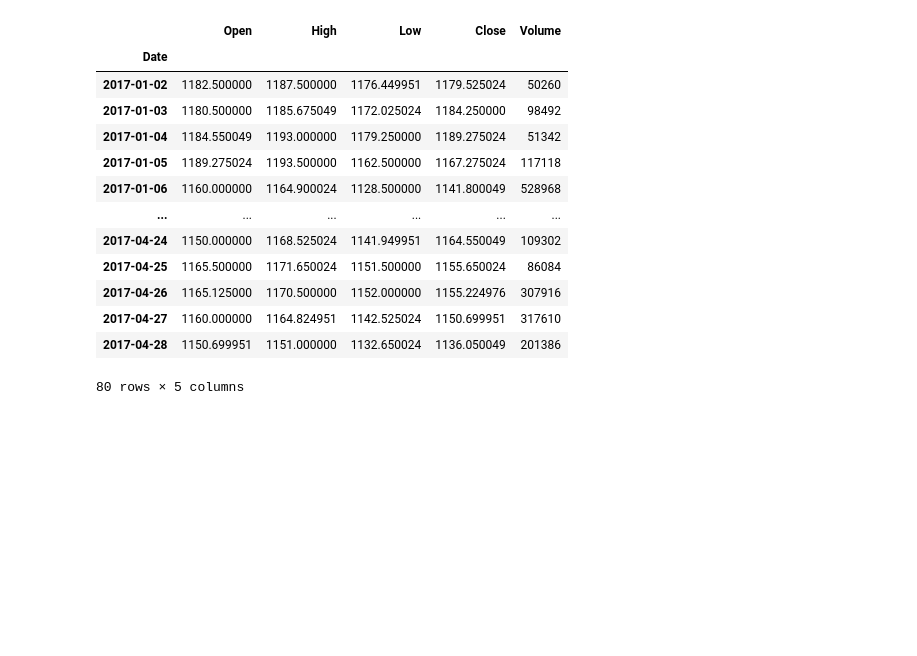
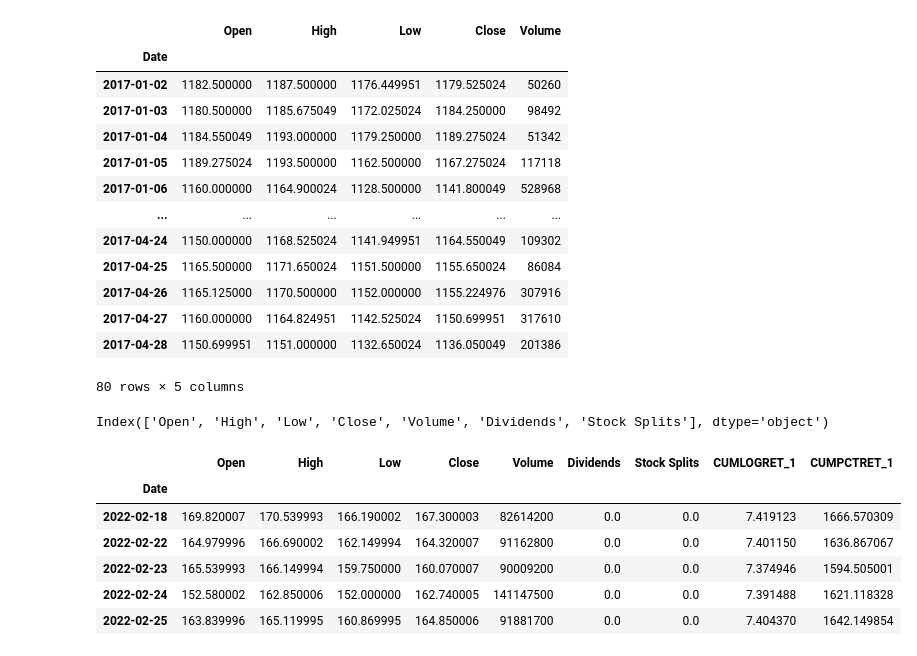
Before and after one commit to vivekjainmaiet/stockanalysis, a Jupyter notebook: notebooks/vivek_notebook.ipynb, the cells around one changed output. Saved outputs shown, nothing was run; the diff lists cells and outputs as text; code cells hidden in the pictures; blank space fills up the shorter version.

```diff
--- a/notebooks/vivek_notebook.ipynb
+++ b/notebooks/vivek_notebook.ipynb
@@ -749,3 +749,37 @@ data
 | 2017-04-27 | 1160.000000 | 1164.824951 | 1142.525024 | 1150.699951 | 317610 |
 | 2017-04-28 | 1150.699951 | 1151.000000 | 1132.650024 | 1136.050049 | 201386 |
 80 rows × 5 columns
+# %%
+import pandas as pd
+import pandas_ta as ta
+
+df = pd.DataFrame() # Empty DataFrame
+
+# Load data
+#df = pd.read_csv("path/to/symbol.csv", sep=",")
+# OR if you have yfinance installed
+df = df.ta.ticker("aapl")
+
+df.columns
+# %% [output]
+Index(['Open', 'High', 'Low', 'Close', 'Volume', 'Dividends', 'Stock Splits'], dtype='object')
+# %%
+# Calculate Returns and append to the df DataFrame
+df.ta.log_return(cumulative=True, append=True)
+df.ta.percent_return(cumulative=True, append=True)
+
+# New Columns with results
+df.columns
+
+# Take a peek
+df.tail()
+
+# vv Continue Post Processing vv
+# %% [output]
+|  | Open | High | Low | Close | Volume | Dividends | Stock Splits | CUMLOGRET_1 | CUMPCTRET_1 |
+| Date |  |  |  |  |  |  |  |  |  |
+| 2022-02-18 | 169.820007 | 170.539993 | 166.190002 | 167.300003 | 82614200 | 0.0 | 0.0 | 7.419123 | 1666.570309 |
+| 2022-02-22 | 164.979996 | 166.690002 | 162.149994 | 164.320007 | 91162800 | 0.0 | 0.0 | 7.401150 | 1636.867067 |
+| 2022-02-23 | 165.539993 | 166.149994 | 159.750000 | 160.070007 | 90009200 | 0.0 | 0.0 | 7.374946 | 1594.505001 |
+| 2022-02-24 | 152.580002 | 162.850006 | 152.000000 | 162.740005 | 141147500 | 0.0 | 0.0 | 7.391488 | 1621.118328 |
+| 2022-02-25 | 163.839996 | 165.119995 | 160.869995 | 164.850006 | 91881700 | 0.0 | 0.0 | 7.404370 | 1642.149854 |
```
Also changed, not shown: parts of 2 cells of this notebook, 4 other files.
